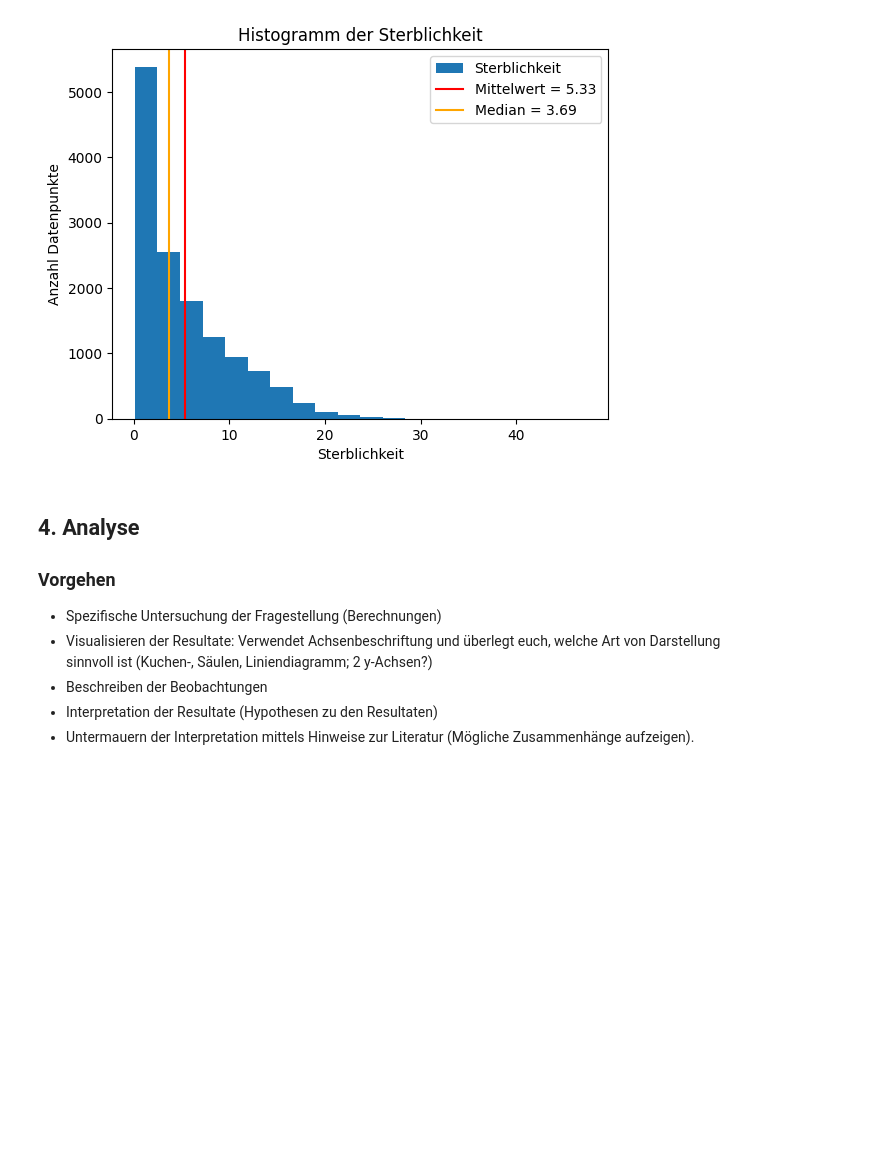
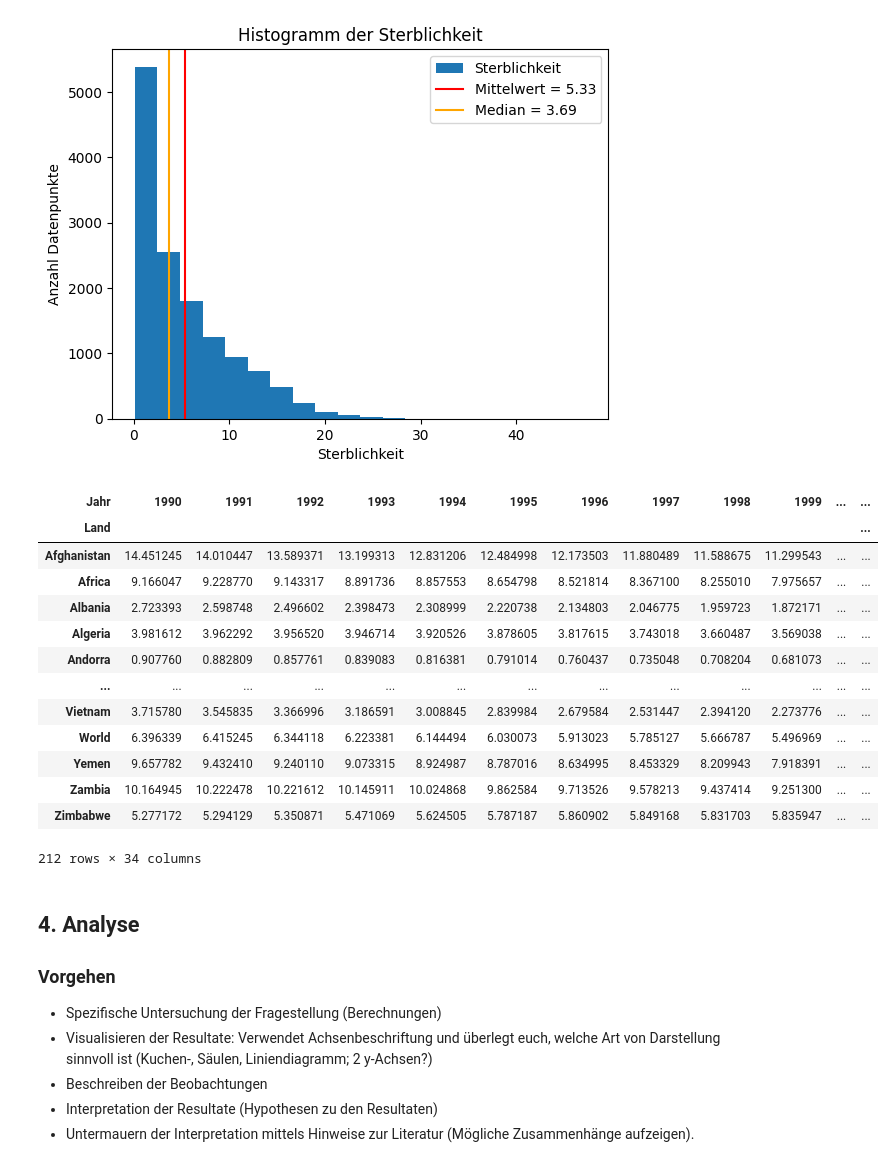
Before and after one commit to jemelie427/Leistungsnachweis-GitHub, a Jupyter notebook: Leistungsnachweis_Python_Säuglingssterblichkeit.ipynb, the cells around one changed output. Drawn from its saved outputs; the diff is of its cells as text; code cells hidden in the pictures; blank space fills up the shorter version.

```diff
--- a/Leistungsnachweis_Python_Säuglingssterblichkeit.ipynb
+++ b/Leistungsnachweis_Python_Säuglingssterblichkeit.ipynb
@@ -170,7 +170,23 @@ g.legend()
 <matplotlib.legend.Legend at 0x...>
 [figure]
 # %%
-df_pivot= df.pivot(index="Jahr", columns="Land", values="Sterblichkeit").dropna() # löscht na
+df_pivot= df.pivot(index="Jahr", columns="Land", values="Sterblichkeit").dropna().T
+df_pivot
+# %% [output]
+| Jahr | 1990 | 1991 | 1992 | 1993 | 1994 | 1995 | 1996 | 1997 | 1998 | 1999 | ... | ... |
+| Land |  |  |  |  |  |  |  |  |  |  |  | ... |
+| Afghanistan | 14.451245 | 14.010447 | 13.589371 | 13.199313 | 12.831206 | 12.484998 | 12.173503 | 11.880489 | 11.588675 | 11.299543 | ... | ... |
+| Africa | 9.166047 | 9.228770 | 9.143317 | 8.891736 | 8.857553 | 8.654798 | 8.521814 | 8.367100 | 8.255010 | 7.975657 | ... | ... |
+| Albania | 2.723393 | 2.598748 | 2.496602 | 2.398473 | 2.308999 | 2.220738 | 2.134803 | 2.046775 | 1.959723 | 1.872171 | ... | ... |
+| Algeria | 3.981612 | 3.962292 | 3.956520 | 3.946714 | 3.920526 | 3.878605 | 3.817615 | 3.743018 | 3.660487 | 3.569038 | ... | ... |
+| Andorra | 0.907760 | 0.882809 | 0.857761 | 0.839083 | 0.816381 | 0.791014 | 0.760437 | 0.735048 | 0.708204 | 0.681073 | ... | ... |
+| ... | ... | ... | ... | ... | ... | ... | ... | ... | ... | ... | ... | ... |
+| Vietnam | 3.715780 | 3.545835 | 3.366996 | 3.186591 | 3.008845 | 2.839984 | 2.679584 | 2.531447 | 2.394120 | 2.273776 | ... | ... |
+| World | 6.396339 | 6.415245 | 6.344118 | 6.223381 | 6.144494 | 6.030073 | 5.913023 | 5.785127 | 5.666787 | 5.496969 | ... | ... |
+| Yemen | 9.657782 | 9.432410 | 9.240110 | 9.073315 | 8.924987 | 8.787016 | 8.634995 | 8.453329 | 8.209943 | 7.918391 | ... | ... |
+| Zambia | 10.164945 | 10.222478 | 10.221612 | 10.145911 | 10.024868 | 9.862584 | 9.713526 | 9.578213 | 9.437414 | 9.251300 | ... | ... |
+| Zimbabwe | 5.277172 | 5.294129 | 5.350871 | 5.471069 | 5.624505 | 5.787187 | 5.860902 | 5.849168 | 5.831703 | 5.835947 | ... | ... |
+212 rows × 34 columns
 # %% [markdown]
 ## 4. Analyse
 
```
Also changed, not shown: parts of 6 cells of this notebook.
